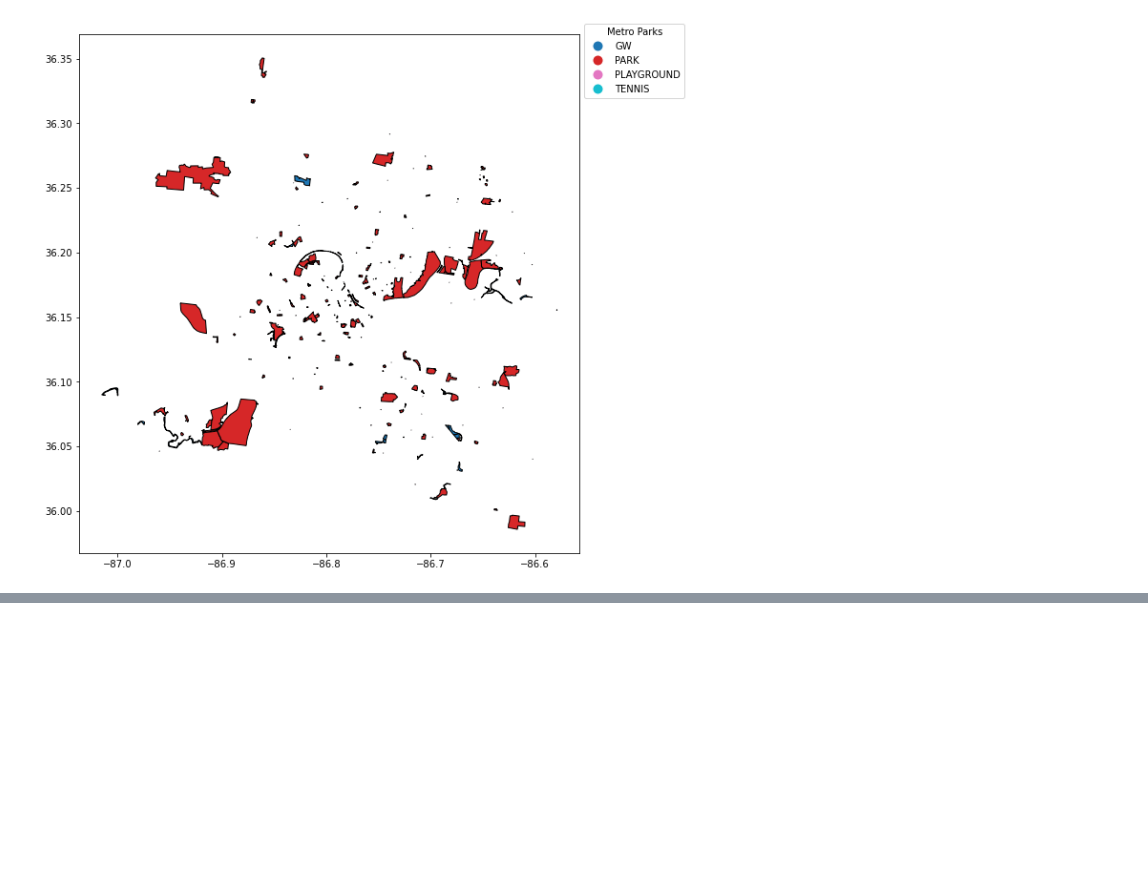
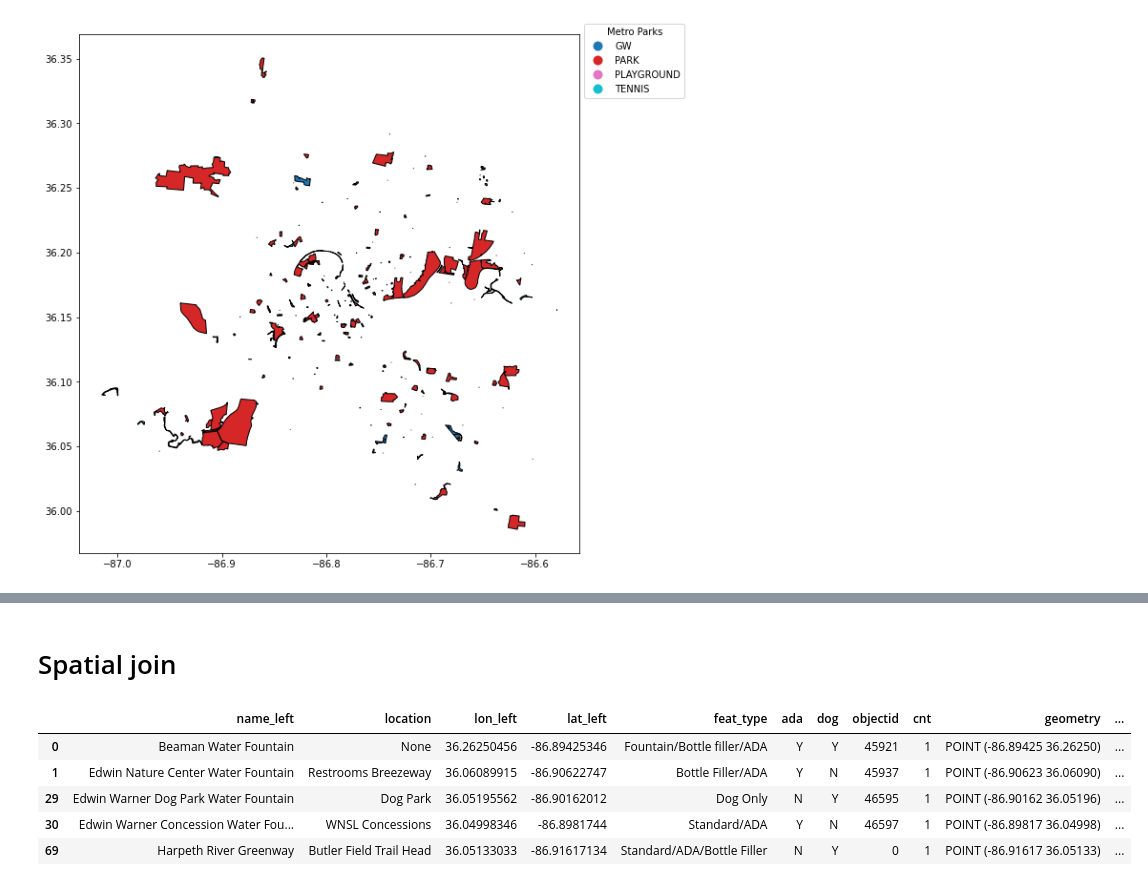
Before and after one commit to NSS-Data-Analytics-Cohort-6/geospatial-python-project-caitbrown12, a Jupyter notebook: notebooks/geospatial_miniproject_hydration.ipynb, the cells around one changed output, grey strips where cells are left out. Saved outputs shown, nothing was run; the diff lists cells and outputs as text; code cells hidden in the pictures; blank space fills up the shorter version.

```diff
--- a/notebooks/geospatial_miniproject_hydration.ipynb
+++ b/notebooks/geospatial_miniproject_hydration.ipynb
@@ -53,0 +57,4 @@ plt.show()
+# %%
+hydration = gpd.read_file('../data/hydration.geojson')
+print(hydration.crs)
+hydration.head()
@@ -53,0 +96,3 @@ plt.show()
+# %%
+hydration = hydration[['name', 'location', 'lon', 'lat', 'feat_type', 'ada', 'dog', 'objectid', 'cnt', 'geometry']]
+hydration.head()
@@ -53,0 +106,12 @@ plt.show()
+# %% [markdown]
+# Spatial join
+# %%
+hydration_in_parks = gpd.sjoin(hydration, metroparks, op= 'within')
+hydration_in_parks.head()
+# %% [output]
+|  | name_left | location | lon_left | lat_left | feat_type | ada | dog | objectid | cnt | geometry | ... |
+| 0 | Beaman Water Fountain | None | 36.26250456 | -86.89425346 | Fountain/Bottle filler/ADA | Y | Y | 45921 | 1 | POINT (-86.89425 36.26250) | ... |
+| 1 | Edwin Nature Center Water Fountain | Restrooms Breezeway | 36.06089915 | -86.90622747 | Bottle Filler/ADA | Y | N | 45937 | 1 | POINT (-86.90623 36.06090) | ... |
+| 29 | Edwin Warner Dog Park Water Fountain | Dog Park | 36.05195562 | -86.90162012 | Dog Only | N | Y | 46595 | 1 | POINT (-86.90162 36.05196) | ... |
+| 30 | Edwin Warner Concession Water Fou... | WNSL Concessions | 36.04998346 | -86.8981744 | Standard/ADA | Y | N | 46597 | 1 | POINT (-86.89817 36.04998) | ... |
+| 69 | Harpeth River Greenway | Butler Field Trail Head | 36.05133033 | -86.91617134 | Standard/ADA/Bottle Filler | N | Y | 0 | 1 | POINT (-86.91617 36.05133) | ... |
```
Also changed, not shown: parts of 28 cells of this notebook.
